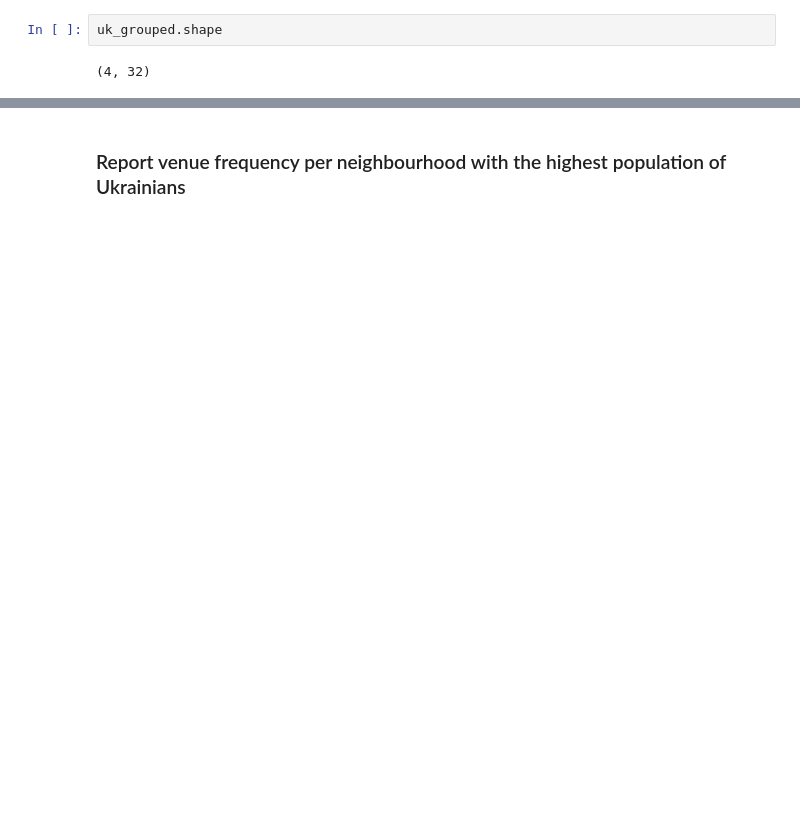
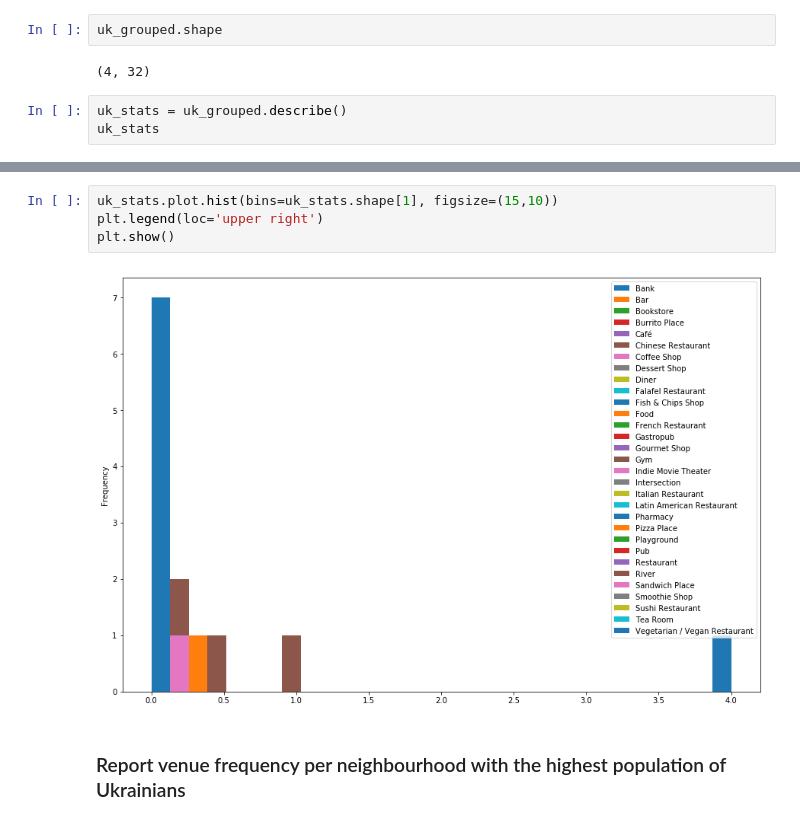
Before and after one commit to unixdev0/DataScience, a Jupyter notebook: IBM-Applied-DataScience-Capstone.ipynb, the cells around one changed output, grey strips where cells are left out. Drawn from its saved outputs; the diff is of its cells as text; blank space fills up the shorter version.

```diff
--- a/IBM-Applied-DataScience-Capstone.ipynb
+++ b/IBM-Applied-DataScience-Capstone.ipynb
@@ -651,3 +652,6 @@ uk_grouped
 uk_grouped.shape
 # %% [output]
 (4, 32)
+# %%
+uk_stats = uk_grouped.describe()
+uk_stats
@@ -654,3 +668,9 @@ uk_grouped.shape
+# %%
+uk_stats.plot.hist(bins=uk_stats.shape[1], figsize=(15,10))
+plt.legend(loc='upper right')
+plt.show()
+# %% [output]
+[figure, added]
 # %% [markdown]
 ### Report venue frequency per neighbourhood with the highest population of Ukrainians
 # %%
```
Also changed, not shown: parts of 7 cells of this notebook.
